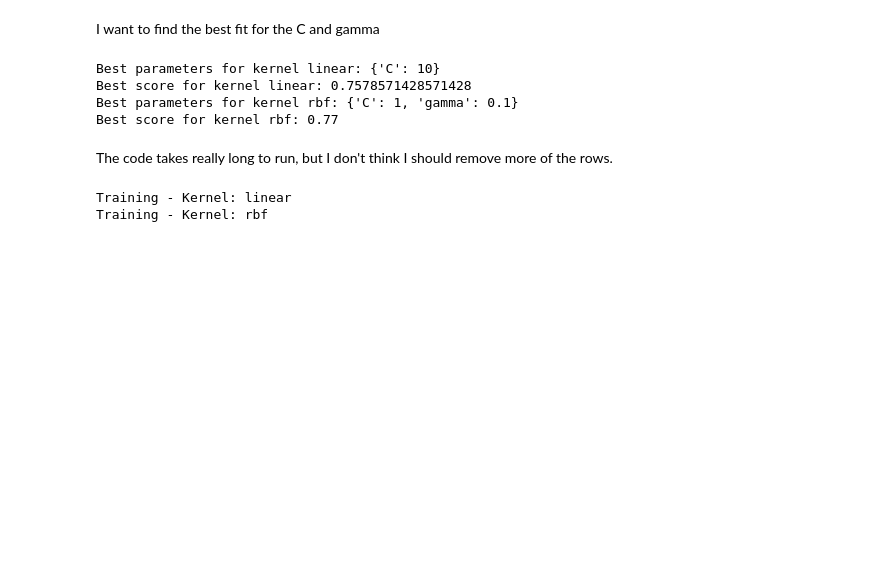
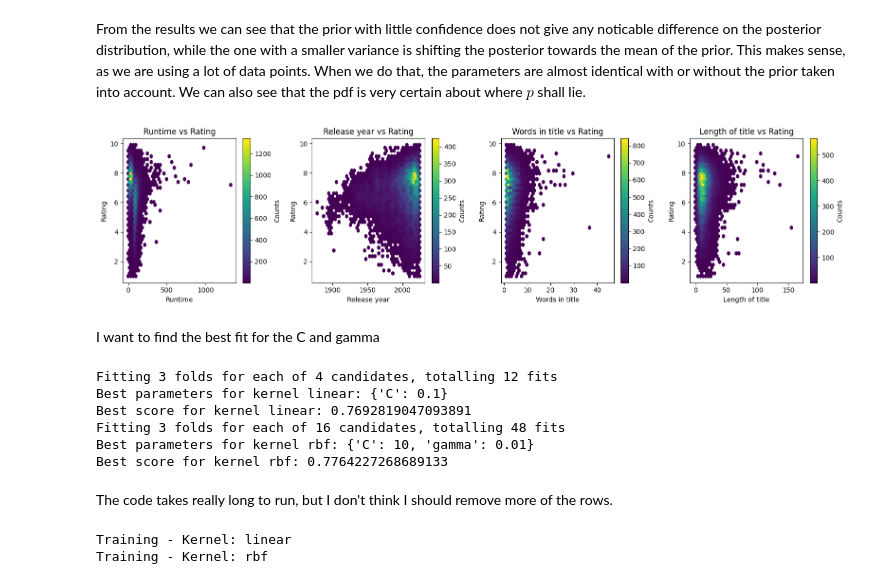
Before and after one commit to MalleBallen/MOD550---2025---Malvin, a Jupyter notebook: MOD550-task3/task3.ipynb, the cells around one changed output. Cells and saved outputs as stored; diff of their text form; code cells hidden in the pictures; blank space fills up the shorter version.

```diff
--- a/MOD550-task3/task3.ipynb
+++ b/MOD550-task3/task3.ipynb
@@ -42,49 +65,20 @@ def create_clfs(kernels, X_train_norm, y_train):
+# %% [markdown]
+From the results we can see that the prior with little confidence does not give any noticable difference on the posterior distribution, while the one with a smaller variance is shifting the posterior towards the mean of the prior. This makes sense, as we are using a lot of data points. When we do that, the parameters are almost identical with or without the prior taken into account. We can also see that the pdf is very certain about where $p$ shall lie.
+# %%
+methods.DM.scatter_plots_features_vs_rating()
+# %% [output]
+[figure, added]
 # %% [markdown]
 I want to find the best fit for the C and gamma
 # %%
-from sklearn.model_selection import GridSearchCV
-from sklearn.svm import SVC
-
-
-param_grid = {
-    'C': [0.1, 1, 10, 100],
-    'gamma': [0.001, 0.01, 0.1, 1]
-}
-
-param_grid_linear = { # Because linear kernel does not use gamma
-    'C': [0.1, 1, 10, 100]
-}
-
-
-def create_grid_search(X_train_norm, y_train, param_grid, kernels):
-    optimized_kernels = []
-
-    for kernel_name in kernels:
-
-        if kernel_name == 'linear':
-            grid = GridSearchCV(SVC(kernel='linear'), param_grid_linear, cv=5)
-        else:
-            grid = GridSearchCV(SVC(kernel=kernel_name), param_grid, cv=5)
-
-        grid.fit(X_train_norm, y_train)
-
-        print(f"Best parameters for kernel {kernel_name}: {grid.best_params_}")
-        print(f"Best score for kernel {kernel_name}: {grid.best_score_}")
-
-        best_gamma = grid.best_params_.get('gamma', 0.0)
-        # Create a new SVC clf with best params
-        best_model = svm.SVC(kernel = kernel_name, C=grid.best_params_['C'], gamma=best_gamma, random_state=1)
-        optimized_kernels.append((kernel_name, best_model))
-
-    return optimized_kernels
-
-
-optimized_kernels = create_grid_search(X_train_norm = X_train_norm[:1400], y_train = y_train[:1400], param_grid = param_grid, kernels = kernels)
+optimized_kernels =methods.create_grid_search()
 # %% [output]
-Best parameters for kernel linear: {'C': 10}
-Best score for kernel linear: 0.7578571428571428
-Best parameters for kernel rbf: {'C': 1, 'gamma': 0.1}
-Best score for kernel rbf: 0.77
+Fitting 3 folds for each of 4 candidates, totalling 12 fits
+Best parameters for kernel linear: {'C': 0.1}
+Best score for kernel linear: 0.7692819047093891
+Fitting 3 folds for each of 16 candidates, totalling 48 fits
+Best parameters for kernel rbf: {'C': 10, 'gamma': 0.01}
+Best score for kernel rbf: 0.7764227268689133
 # %% [markdown]
 The code takes really long to run, but I don't think I should remove more of the rows.
 # %%
```
Also changed, not shown: parts of 18 cells of this notebook, 2 other files.
